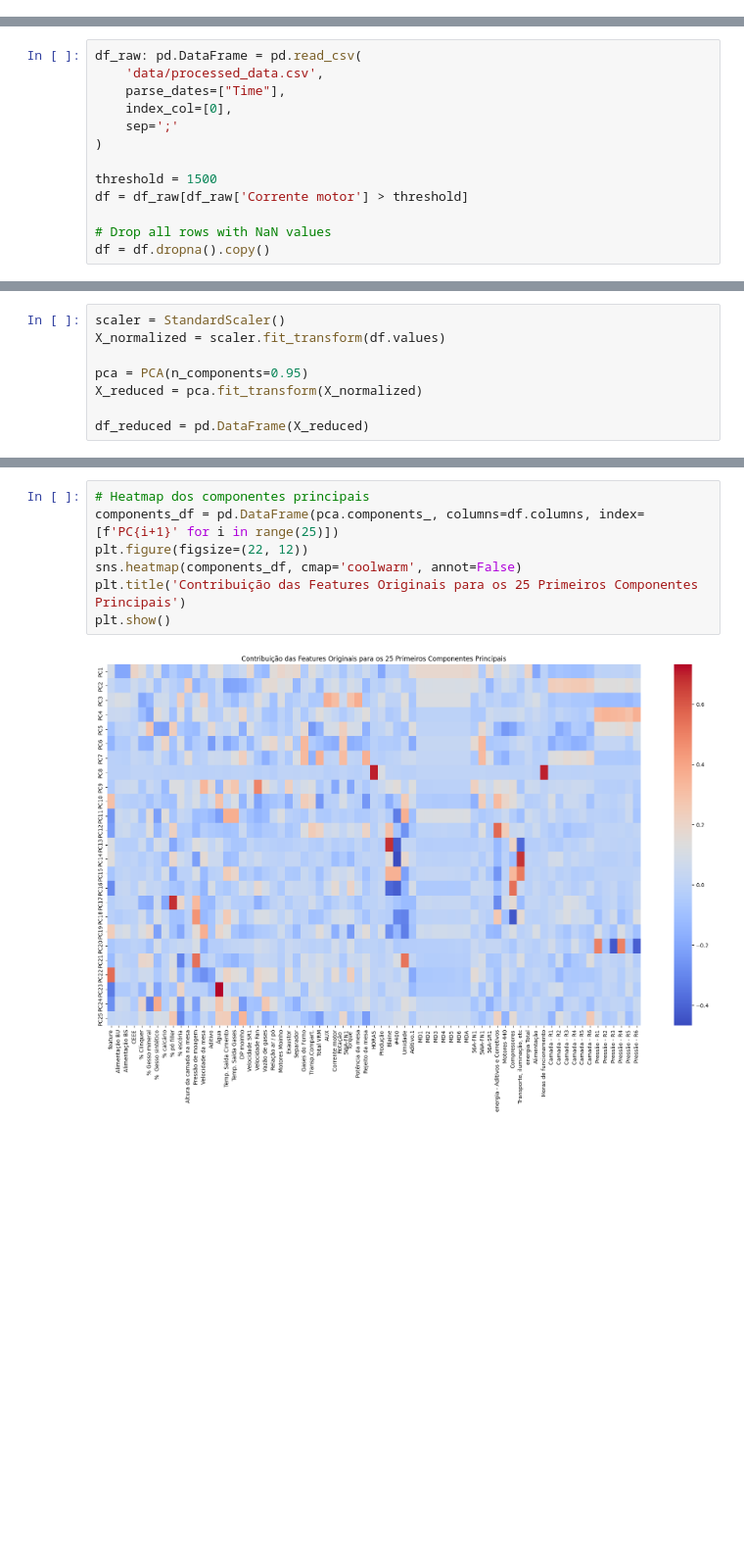
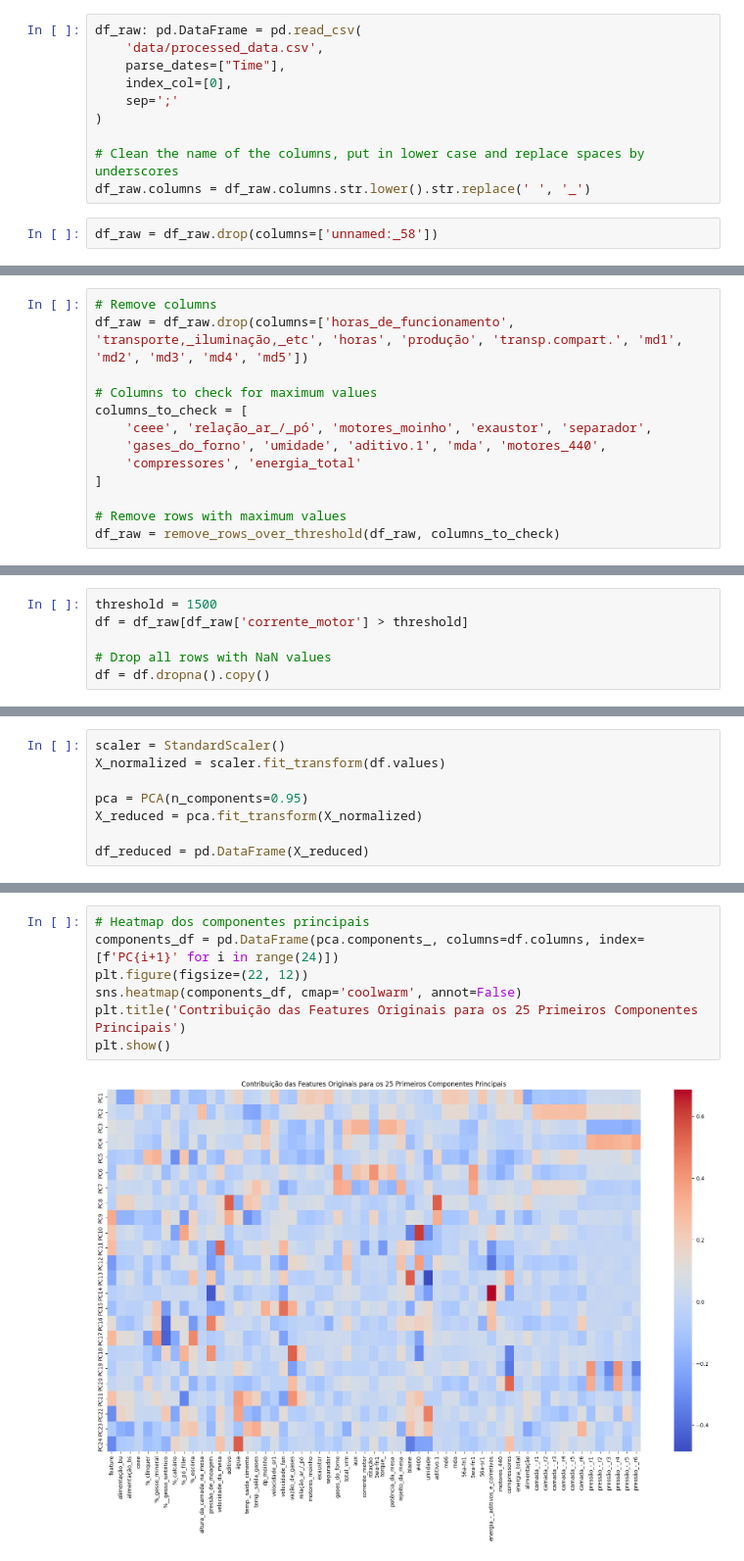
Before and after one commit to ezschneider/vrm-lstm, a Jupyter notebook: notebooks/pca.ipynb, the cells around one changed output, grey strips where cells are left out. Shown at 98% size. Cells and saved outputs as stored; diff of their text form; blank space fills up the shorter version.

```diff
--- a/notebooks/pca.ipynb
+++ b/notebooks/pca.ipynb
@@ -6,3 +6,15 @@ from sklearn.decomposition import PCA
 from sklearn.manifold import TSNE
 import matplotlib.pyplot as plt
 import seaborn as sns
+# %%
+df_raw: pd.DataFrame = pd.read_csv(
+    'data/processed_data.csv',
+    parse_dates=["Time"],
+    index_col=[0],
+    sep=';'
+)
+
+# Clean the name of the columns, put in lower case and replace spaces by underscores
+df_raw.columns = df_raw.columns.str.lower().str.replace(' ', '_')
+# %%
+df_raw = df_raw.drop(columns=['unnamed:_58'])
@@ -8,0 +44,13 @@ import seaborn as sns
+# %%
+# Remove columns
+df_raw = df_raw.drop(columns=['horas_de_funcionamento', 'transporte,_iluminação,_etc', 'horas', 'produção', 'transp.compart.', 'md1', 'md2', 'md3', 'md4', 'md5'])
+
+# Columns to check for maximum values
+columns_to_check = [
+    'ceee', 'relação_ar_/_pó', 'motores_moinho', 'exaustor', 'separador',
+    'gases_do_forno', 'umidade', 'aditivo.1', 'mda', 'motores_440',
+    'compressores', 'energia_total'
+]
+
+# Remove rows with maximum values
+df_raw = remove_rows_over_threshold(df_raw, columns_to_check)
@@ -9,13 +78,6 @@ import seaborn as sns
 # %%
-df_raw: pd.DataFrame = pd.read_csv(
-    'data/processed_data.csv',
-    parse_dates=["Time"],
-    index_col=[0],
-    sep=';'
-)
-
 threshold = 1500
-df = df_raw[df_raw['Corrente motor'] > threshold]
+df = df_raw[df_raw['corrente_motor'] > threshold]
 
 # Drop all rows with NaN values
 df = df.dropna().copy()
@@ -87,12 +148,12 @@ plt.show()
 # %%
 # Heatmap dos componentes principais
-components_df = pd.DataFrame(pca.components_, columns=df.columns, index=[f'PC{i+1}' for i in range(25)])
+components_df = pd.DataFrame(pca.components_, columns=df.columns, index=[f'PC{i+1}' for i in range(24)])
 plt.figure(figsize=(22, 12))
 sns.heatmap(components_df, cmap='coolwarm', annot=False)
 plt.title('Contribuição das Features Originais para os 25 Primeiros Componentes Principais')
 plt.show()
 # %% [output]
-[figure, old version]
+[figure, new version]
 # %%
 plt.figure(figsize=(10, 6))
 plt.scatter(X_reduced[:, 0], X_reduced[:, 1], alpha=0.5)
```
Also changed, not shown: parts of 7 cells of this notebook, 1 other file.
